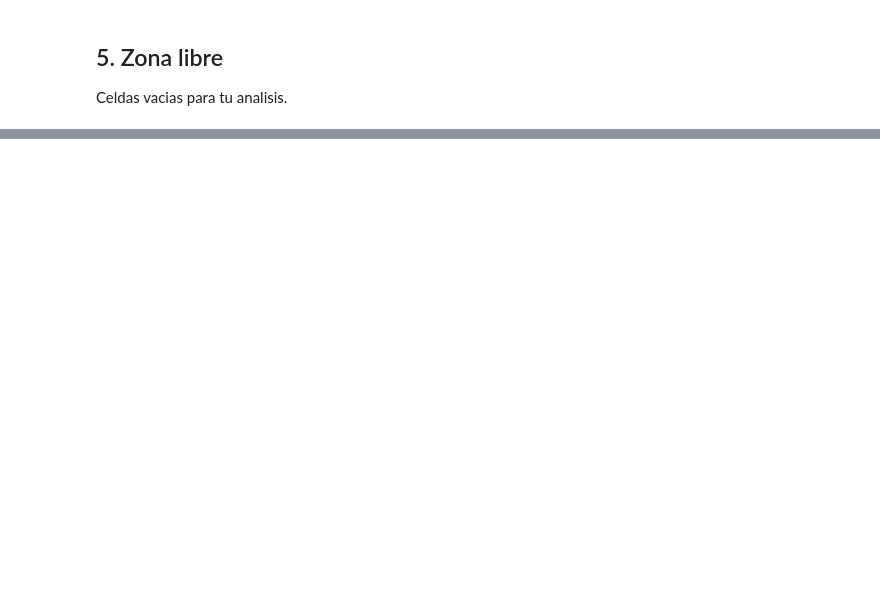
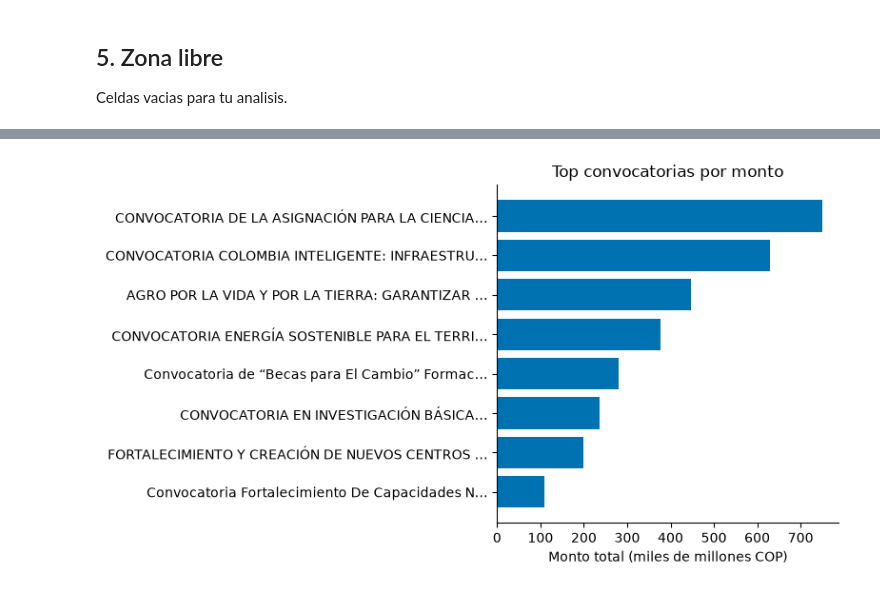
Before and after one commit to WhiterBy1/convocaur, a Jupyter notebook: laboratorio/andres/exploracion.ipynb, the cells around one changed output, grey strips where cells are left out. Saved outputs shown, nothing was run; the diff lists cells and outputs as text; code cells hidden in the pictures; blank space fills up the shorter version.

Commit message:
Agregar analisis exploratorio y hallazgos de convocatorias/docentes

```diff
--- a/laboratorio/andres/exploracion.ipynb
+++ b/laboratorio/andres/exploracion.ipynb
@@ -106,0 +153,14 @@ Celdas vacias para tu analisis.
+# %%
+def parse_monto_cop(texto: str) -> float | None:
+    if not isinstance(texto, str):
+        return None
+    limpio = re.sub(r"[^0-9]", "", texto)
+    return float(limpio) if limpio else None
+
+df_convocatorias = listado.copy()
+df_convocatorias["monto_cop"] = df_convocatorias["total_recursos_texto"].apply(parse_monto_cop)
+
+print(f"Con monto identificado: {df_convocatorias['monto_cop'].notna().sum()} de {len(df_convocatorias)}")
+df_convocatorias[["numero", "titulo", "monto_cop", "fecha_apertura_texto"]].sort_values(
+    "monto_cop", ascending=False
+).head(5)
@@ -106,0 +175,13 @@ Celdas vacias para tu analisis.
+# %%
+top_montos = df_convocatorias.dropna(subset=["monto_cop"]).sort_values("monto_cop").tail(8).copy()
+top_montos["titulo_corto"] = top_montos["titulo"].str.slice(0, 45) + "…"
+
+fig, ax = plt.subplots(figsize=(8, 4.5))
+ax.barh(top_montos["titulo_corto"], top_montos["monto_cop"] / 1e9, color="#0072B2")
+ax.set_xlabel("Monto total (miles de millones COP)")
+ax.set_title("Top convocatorias por monto")
+ax.spines[["top", "right"]].set_visible(False)
+fig.tight_layout()
+plt.show()
+# %% [output]
+[figure, added]
```
Also changed, not shown: parts of 19 cells of this notebook, 8 other files.
